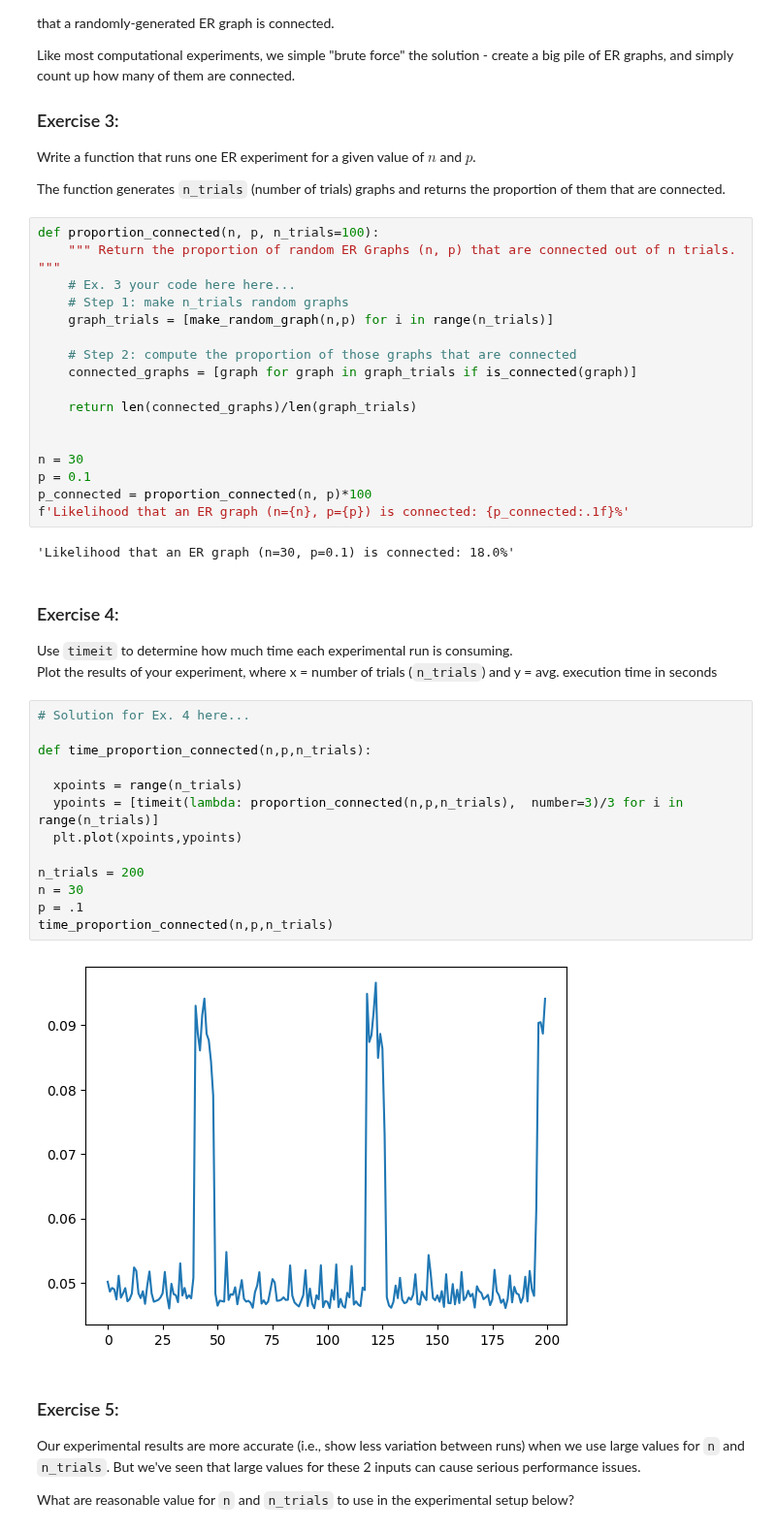
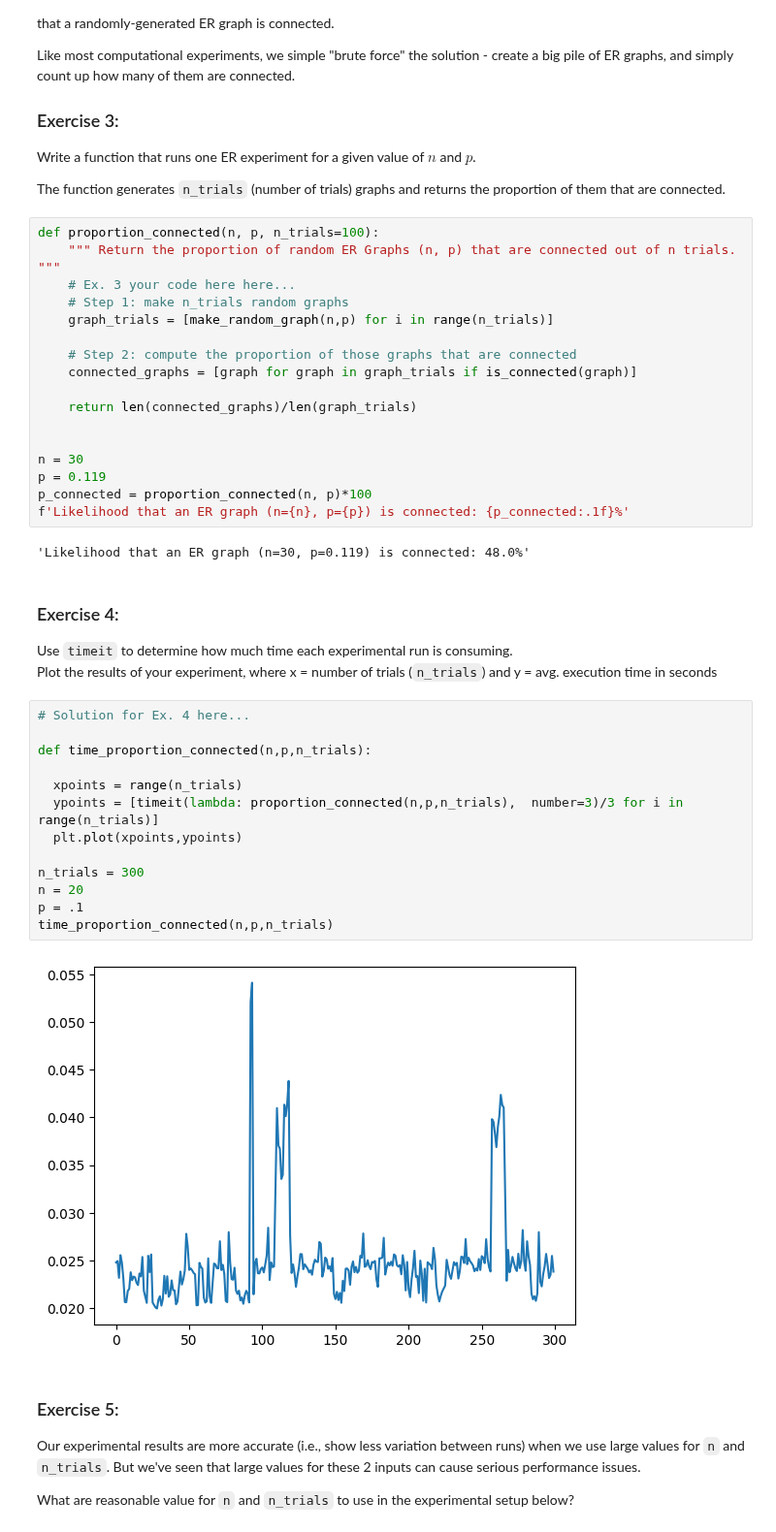
Before and after one commit to alirempel/cap-comp215, a Jupyter notebook: labs/lab04-graphs.ipynb, the cells around one changed output. Shown at 97% size. Saved outputs shown, nothing was run; the diff lists cells and outputs as text.

```diff
--- a/labs/lab04-graphs.ipynb
+++ b/labs/lab04-graphs.ipynb
@@ -176,11 +176,11 @@ def proportion_connected(n, p, n_trials=100):
 
 
 n = 30
-p = 0.1
+p = 0.119
 p_connected = proportion_connected(n, p)*100
 f'Likelihood that an ER graph (n={n}, p={p}) is connected: {p_connected:.1f}%'
 # %% [output]
-'Likelihood that an ER graph (n=30, p=0.1) is connected: 18.0%'
+'Likelihood that an ER graph (n=30, p=0.119) is connected: 48.0%'
 # %% [markdown]
 ### Exercise 4:
 Use `timeit` to determine how much time each experimental run is consuming.
@@ -188,18 +188,18 @@ Plot the results of your experiment, where x = number of trials (`n_trials`) and
 # %%
 # Solution for Ex. 4 here...
 
 def time_proportion_connected(n,p,n_trials):
 
   xpoints = range(n_trials)
   ypoints = [timeit(lambda: proportion_connected(n,p,n_trials),  number=3)/3 for i in range(n_trials)]
   plt.plot(xpoints,ypoints)
 
-n_trials = 200
-n = 30
+n_trials = 300
+n = 20
 p = .1
 time_proportion_connected(n,p,n_trials)
 # %% [output]
-[figure, old version]
+[figure, new version]
 # %% [markdown]
 ### Exercise 5:
 Our experimental results are more accurate (i.e., show less variation between runs) when we use large values for `n` and `n_trials`.  But we've seen that large values for these 2 inputs can cause serious performance issues.
```
Also changed, not shown: parts of 7 cells of this notebook.
